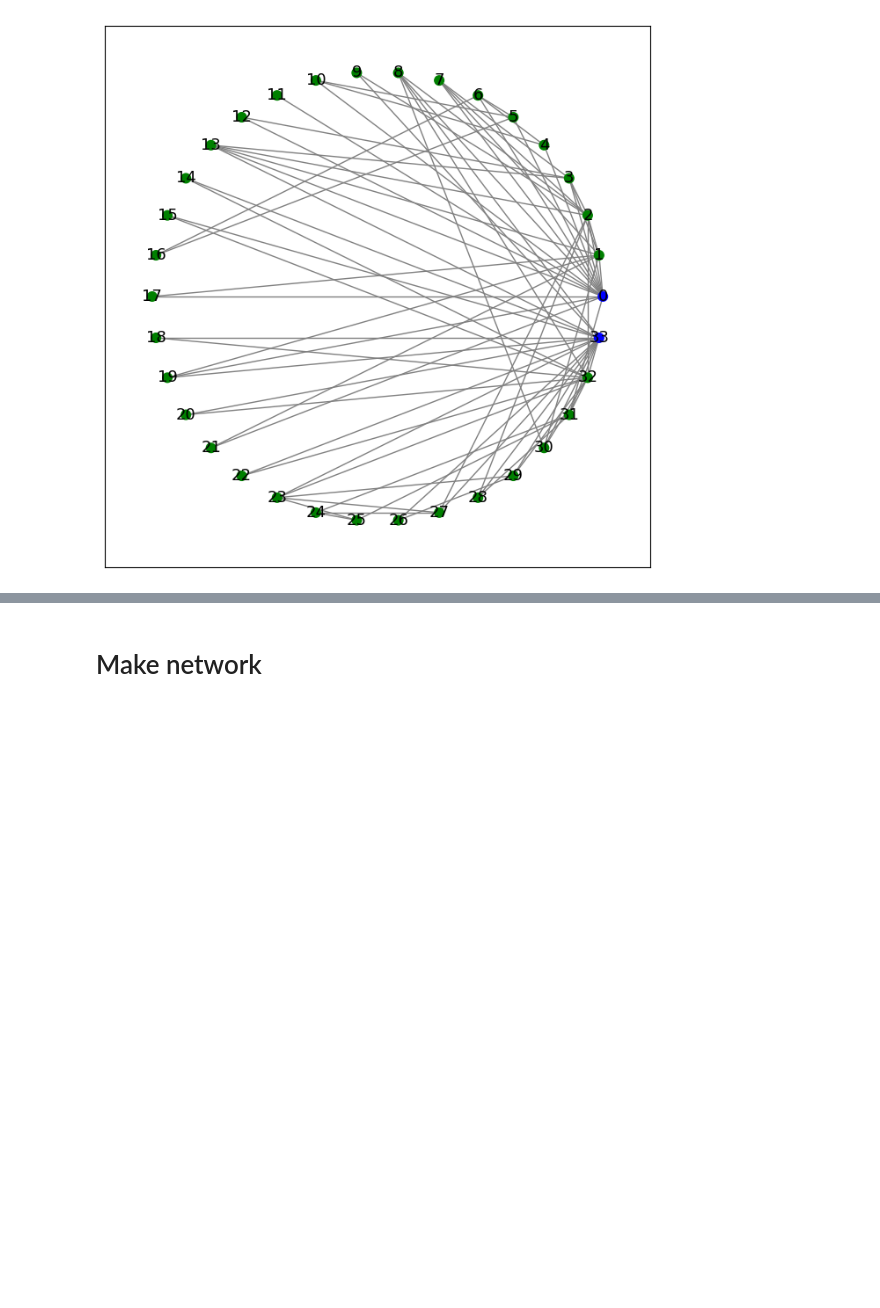
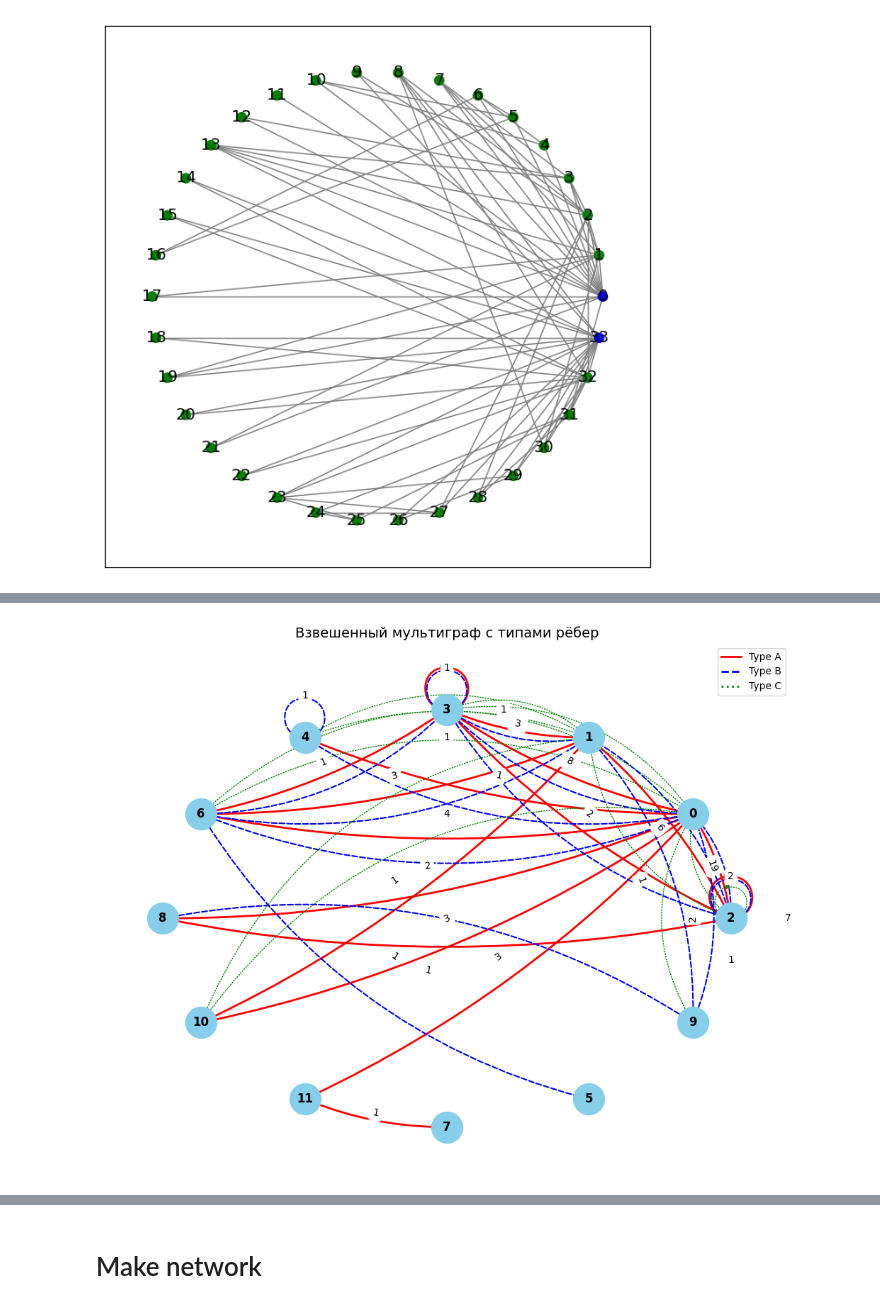
Before and after one commit to TAUforPython/machinelearning, a Jupyter notebook: GNN simple example Graph Convolution Network.ipynb, the cells around one changed output, grey strips where cells are left out. Drawn from its saved outputs; the diff is of its cells as text; code cells hidden in the pictures; blank space fills up the shorter version.

```diff
--- a/GNN simple example Graph Convolution Network.ipynb
+++ b/GNN simple example Graph Convolution Network.ipynb
@@ -120,0 +337,11 @@ nx.draw_networkx(G, pos=nx.circular_layout(G), node_size=59, font_size = 13, edg
+# %%
+data.x = torch.tensor(graph_patient_df.sort_values("class")[feature_names].to_numpy()).float()
+
+target = graph_patient_df[["class"]].to_numpy().T
+#data.y = target
+data.y = torch.tensor(target[0])
+
+data.weight = edge_weights
+
+data.num_node_features = data.x.shape[1]
+data.num_classes = 3
@@ -120,0 +358,89 @@ nx.draw_networkx(G, pos=nx.circular_layout(G), node_size=59, font_size = 13, edg
+# %%
+import pandas as pd
+import networkx as nx
+import matplotlib.pyplot as plt
+from collections import defaultdict
+import numpy as np
+
+def draw_labeled_multigraph(G, edge_types, ax=None):
+    """
+    Улучшенная визуализация мультиграфа с параллельными рёбрами разных типов.
+    """
+    if ax is None:
+        _, ax = plt.subplots(figsize=(10, 8))
+
+    # Стили для рёбер разных типов
+    edge_styles = {
+        'A': {'color': 'red', 'style': 'solid', 'width': 2},
+        'B': {'color': 'blue', 'style': 'dashed', 'width': 1.5},
+        'C': {'color': 'green', 'style': 'dotted', 'width': 1}
+    }
+
+    # Позиции вершин
+    pos = nx.circular_layout(G)
+
+    # Рисуем вершины
+    nx.draw_networkx_nodes(G, pos, node_color='skyblue', node_size=1000, ax=ax)
+    nx.draw_networkx_labels(G, pos, font_size=12, font_weight='bold', ax=ax)
+
+    # Рисуем рёбра с разными стилями
+    curvature = {'A': 0.1, 'B': 0.2, 'C': -0.3}
+    for edge_type, edges in edge_types.items():
+        nx.draw_networkx_edges(
+            G, pos, edgelist=edges,
+            edge_color=edge_styles[edge_type]['color'],
+            style=edge_styles[edge_type]['style'],
+            width=edge_styles[edge_type]['width'],
+            connectionstyle=f"arc3,rad={curvature[edge_type]}",
+            ax=ax
+        )
+
+    # Подписи весов (ваш предпочтительный способ)
+    labels = nx.get_edge_attributes(G, 'weight')
+    nx.draw_networkx_edge_labels(G, pos, edge_labels=labels, font_size=10, ax=ax)
+
+    # Легенда
+    legend_elements = [
+        plt.Line2D([0], [0], color=style['color'], linestyle=style['style'],
+                  label=f'Type {etype}', linewidth=2)
+        for etype, style in edge_styles.items()
+    ]
+    ax.legend(handles=legend_elements, loc='best')
+
+    plt.title("Взвешенный мультиграф с типами рёбер", fontsize=14)
+    plt.axis('off')
+    plt.tight_layout()
+    return ax
+
+
+# Пример использования (адаптировать под ваши данные)
+adj_A = weighted_adj_matrix(graph_patient_df[graph_patient_df['class'] == 1])
+adj_B = weighted_adj_matrix(graph_patient_df[graph_patient_df['class'] == 2])
+adj_C = weighted_adj_matrix(graph_patient_df[graph_patient_df['class'] == 3])
+
+
+node_names = list(range(len(adj_A)))  # Или ваши названия узлов
+
+# Создаём мультиграф
+G = nx.MultiDiGraph()
+edge_types = defaultdict(list)
+
+def add_edges_from_matrix(matrix, edge_type):
+    for i in range(matrix.shape[0]):
+        for j in range(matrix.shape[1]):
+            weight = matrix.iloc[i,j]
+            if weight > 0:
+                source = node_names[i]
+                target = node_names[j]
+                G.add_edge(source, target, weight=weight, type=edge_type)
+                edge_types[edge_type].append((source, target))
+
+add_edges_from_matrix(adj_A, 'A')
+add_edges_from_matrix(adj_B, 'B')
+add_edges_from_matrix(adj_C, 'C')
+
+# Визуализация
+draw_labeled_multigraph(G, edge_types)
+plt.show()
+# %% [output]
+[figure, added]
```
Also changed, not shown: parts of 29 cells of this notebook.
